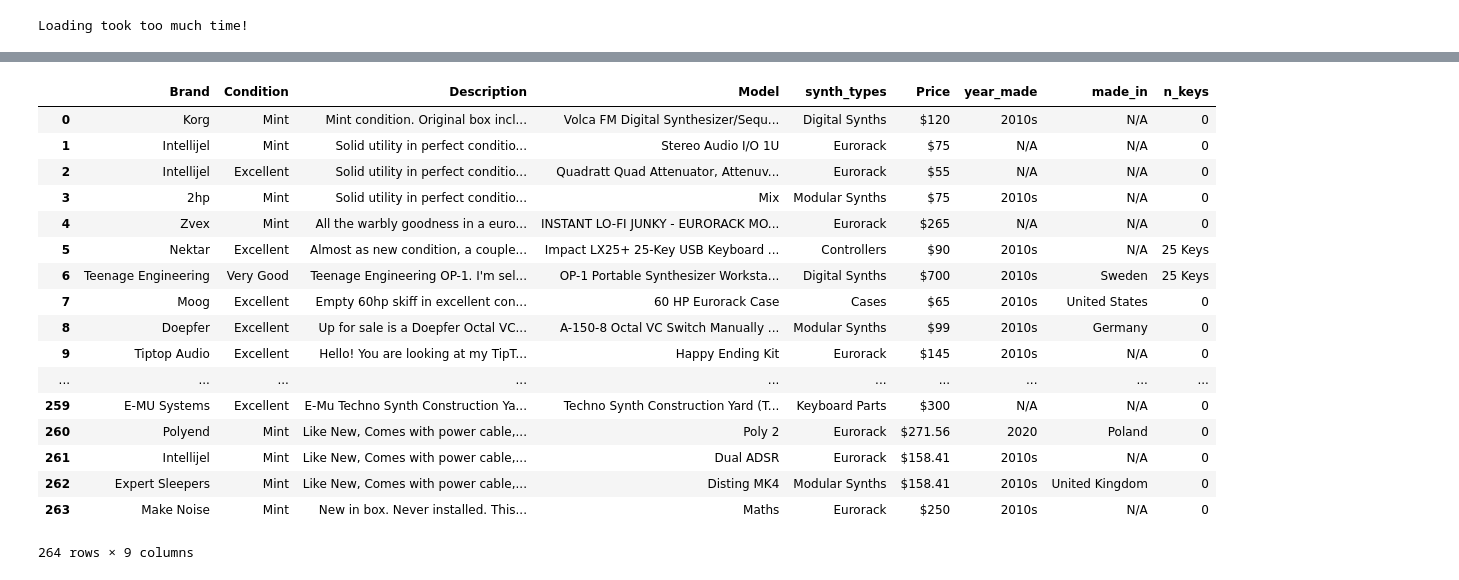
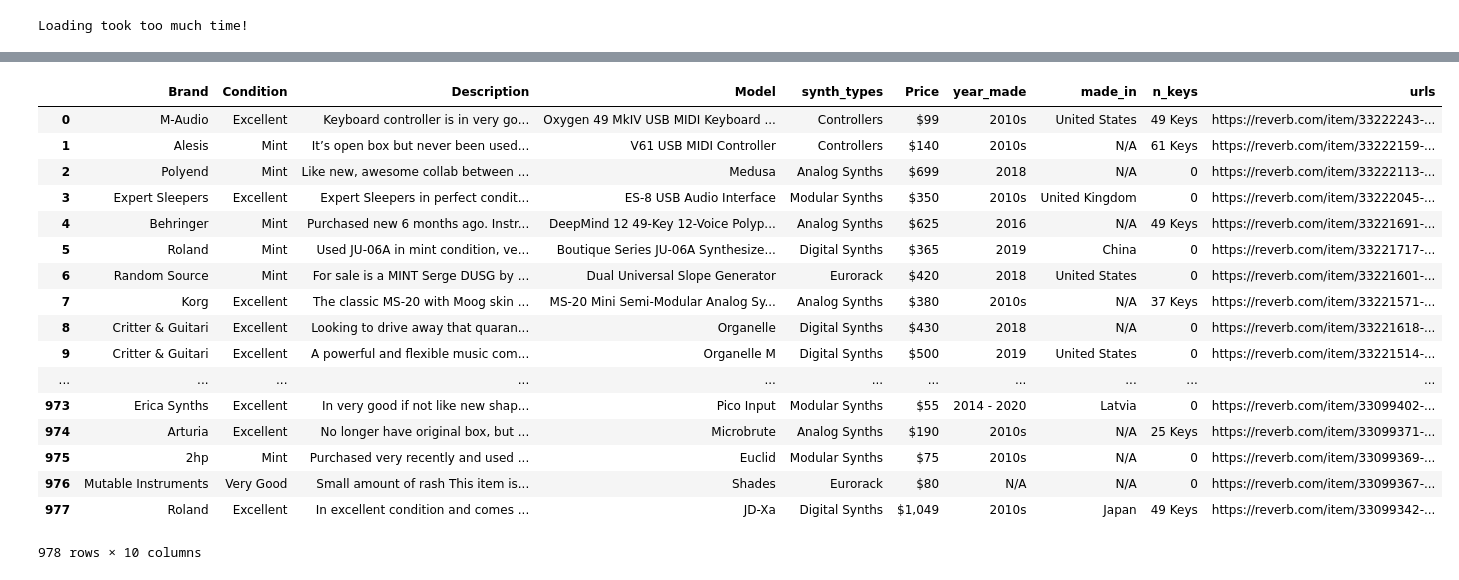
Before and after one commit to Aethernyx/Reverb_Synth_Sales_Anallysis, a Jupyter notebook: reverb_synth_sold_scraping.ipynb, the cells around one changed output, grey strips where cells are left out. Saved outputs shown, nothing was run; the diff lists cells and outputs as text; code cells hidden in the pictures.

```diff
--- a/reverb_synth_sold_scraping.ipynb
+++ b/reverb_synth_sold_scraping.ipynb
@@ -38,12 +38,13 @@ prices = []
 year_made = []
 made_in = []
 n_keys = []
+urls = []
 
 page_count = 0
 
-while page_count <= 10:
+while page_count <= 50:
 
-    time.sleep(5)
+    time.sleep(2)
 
     respData = browser.page_source
     soup = BeautifulSoup(respData, 'html.parser')
@@ -134,13 +135,16 @@ while page_count <= 10:
         prices.append(price)
         conditions.append(condition)
         descriptions.append(description)
+        urls.append(synth_links[i]['href'])
 
         time.sleep(1)
 
-        print('Elapsed Time: {} seconds'.format(time.time() - start_time))
+        #print('Elapsed Time: {} seconds'.format(time.time() - start_time))
+        if i % 24 == 0:
+            print('24 more instruments added')
         browser.back()
 
-    time.sleep(5)
+    time.sleep(3)
     browser.find_element_by_link_text("Next").click()
     page_count += 1
 # %% [output]
@@ -164,26 +170,26 @@ Elapsed Time: 1.12921690941 seconds
 # %%
-df = pd.DataFrame(data=[brands, conditions, descriptions, models, types, prices, year_made, made_in, n_keys],
+df = pd.DataFrame(data=[brands, conditions, descriptions, models, types, prices, year_made, made_in, n_keys, urls],
                  index=['Brand', 'Condition', 'Description', 'Model', 'synth_types', 'Price',
-                         'year_made', 'made_in', 'n_keys'])
+                         'year_made', 'made_in', 'n_keys', 'urls'])
 df = df.transpose()
 df
 # %% [output]
-|  | Brand | Condition | Description | Model | synth_types | Price | year_made | made_in | n_keys |
-| 0 | Korg | Mint | Mint condition. Original box incl... | Volca FM Digital Synthesizer/Sequ... | Digital Synths | $120 | 2010s | N/A | 0 |
-| 1 | Intellijel | Mint | Solid utility in perfect conditio... | Stereo Audio I/O 1U | Eurorack | $75 | N/A | N/A | 0 |
-| 2 | Intellijel | Excellent | Solid utility in perfect conditio... | Quadratt Quad Attenuator, Attenuv... | Eurorack | $55 | N/A | N/A | 0 |
-| 3 | 2hp | Mint | Solid utility in perfect conditio... | Mix | Modular Synths | $75 | 2010s | N/A | 0 |
-| 4 | Zvex | Mint | All the warbly goodness in a euro... | INSTANT LO-FI JUNKY - EURORACK MO... | Eurorack | $265 | N/A | N/A | 0 |
-| 5 | Nektar | Excellent | Almost as new condition, a couple... | Impact LX25+ 25-Key USB Keyboard ... | Controllers | $90 | 2010s | N/A | 25 Keys |
-| 6 | Teenage Engineering | Very Good | Teenage Engineering OP-1. I'm sel... | OP-1 Portable Synthesizer Worksta... | Digital Synths | $700 | 2010s | Sweden | 25 Keys |
-| 7 | Moog | Excellent | Empty 60hp skiff in excellent con... | 60 HP Eurorack Case | Cases | $65 | 2010s | United States | 0 |
-| 8 | Doepfer | Excellent | Up for sale is a Doepfer Octal VC... | A-150-8 Octal VC Switch Manually ... | Modular Synths | $99 | 2010s | Germany | 0 |
-| 9 | Tiptop Audio | Excellent | Hello! You are looking at my TipT... | Happy Ending Kit | Eurorack | $145 | 2010s | N/A | 0 |
-| ... | ... | ... | ... | ... | ... | ... | ... | ... | ... |
-| 259 | E-MU Systems | Excellent | E-Mu Techno Synth Construction Ya... | Techno Synth Construction Yard (T... | Keyboard Parts | $300 | N/A | N/A | 0 |
-| 260 | Polyend | Mint | Like New, Comes with power cable,... | Poly 2 | Eurorack | $271.56 | 2020 | Poland | 0 |
-| 261 | Intellijel | Mint | Like New, Comes with power cable,... | Dual ADSR | Eurorack | $158.41 | 2010s | N/A | 0 |
-| 262 | Expert Sleepers | Mint | Like New, Comes with power cable,... | Disting MK4 | Modular Synths | $158.41 | 2010s | United Kingdom | 0 |
-| 263 | Make Noise | Mint | New in box. Never installed. This... | Maths | Eurorack | $250 | 2010s | N/A | 0 |
+|  | Brand | Condition | Description | Model | synth_types | Price | year_made | made_in | n_keys | urls |
+| 0 | M-Audio | Excellent | Keyboard controller is in very go... | Oxygen 49 MkIV USB MIDI Keyboard ... | Controllers | $99 | 2010s | United States | 49 Keys | https://reverb.com/item/33222243-... |
+| 1 | Alesis | Mint | It’s open box but never been used... | V61 USB MIDI Controller | Controllers | $140 | 2010s | N/A | 61 Keys | https://reverb.com/item/33222159-... |
+| 2 | Polyend | Mint | Like new, awesome collab between ... | Medusa | Analog Synths | $699 | 2018 | N/A | 0 | https://reverb.com/item/33222113-... |
+| 3 | Expert Sleepers | Excellent | Expert Sleepers in perfect condit... | ES-8 USB Audio Interface | Modular Synths | $350 | 2010s | United Kingdom | 0 | https://reverb.com/item/33222045-... |
+| 4 | Behringer | Mint | Purchased new 6 months ago. Instr... | DeepMind 12 49-Key 12-Voice Polyp... | Analog Synths | $625 | 2016 | N/A | 49 Keys | https://reverb.com/item/33221691-... |
+| 5 | Roland | Mint | Used JU-06A in mint condition, ve... | Boutique Series JU-06A Synthesize... | Digital Synths | $365 | 2019 | China | 0 | https://reverb.com/item/33221717-... |
+| 6 | Random Source | Mint | For sale is a MINT Serge DUSG by ... | Dual Universal Slope Generator | Eurorack | $420 | 2018 | United States | 0 | https://reverb.com/item/33221601-... |
+| 7 | Korg | Excellent | The classic MS-20 with Moog skin ... | MS-20 Mini Semi-Modular Analog Sy... | Analog Synths | $380 | 2010s | N/A | 37 Keys | https://reverb.com/item/33221571-... |
+| 8 | Critter & Guitari | Excellent | Looking to drive away that quaran... | Organelle | Digital Synths | $430 | 2018 | N/A | 0 | https://reverb.com/item/33221618-... |
+| 9 | Critter & Guitari | Excellent | A powerful and flexible music com... | Organelle M | Digital Synths | $500 | 2019 | United States | 0 | https://reverb.com/item/33221514-... |
+| ... | ... | ... | ... | ... | ... | ... | ... | ... | ... | ... |
+| 973 | Erica Synths | Excellent | In very good if not like new shap... | Pico Input | Modular Synths | $55 | 2014 - 2020 | Latvia | 0 | https://reverb.com/item/33099402-... |
+| 974 | Arturia | Excellent | No longer have original box, but ... | Microbrute | Analog Synths | $190 | 2010s | N/A | 25 Keys | https://reverb.com/item/33099371-... |
+| 975 | 2hp | Mint | Purchased very recently and used ... | Euclid | Modular Synths | $75 | 2010s | N/A | 0 | https://reverb.com/item/33099369-... |
+| 976 | Mutable Instruments | Very Good | Small amount of rash This item is... | Shades | Eurorack | $80 | N/A | N/A | 0 | https://reverb.com/item/33099367-... |
+| 977 | Roland | Excellent | In excellent condition and comes ... | JD-Xa | Digital Synths | $1,049 | 2010s | Japan | 49 Keys | https://reverb.com/item/33099342-... |
-264 rows × 9 columns
+978 rows × 10 columns
 # %%
```
Also changed, not shown: parts of 2 cells of this notebook.
